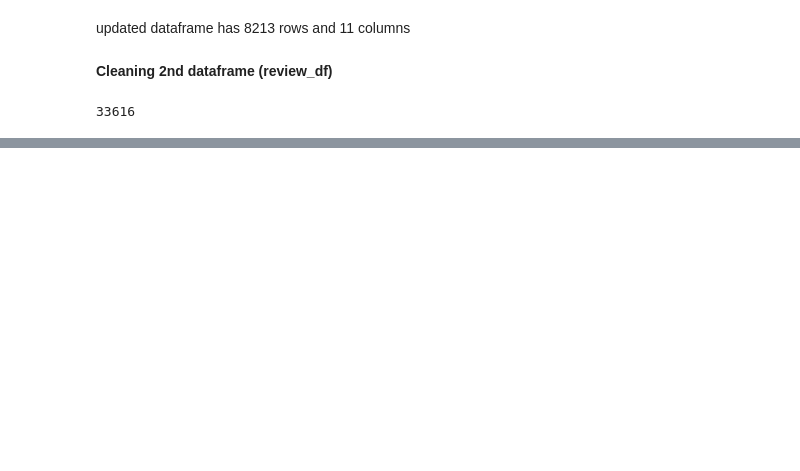
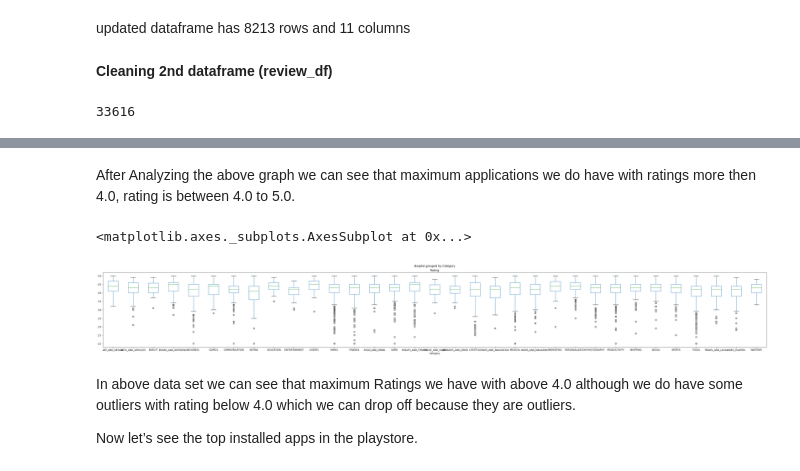
Before and after one commit to MadhurAwasthi/Play_Store-EDA, a Jupyter notebook: Play_Store_App_Review_Analysis_Capstone_Project.ipynb, the cells around one changed output, grey strips where cells are left out. Drawn from its saved outputs; the diff is of its cells as text; code cells hidden in the pictures; blank space fills up the shorter version.

```diff
--- a/Play_Store_App_Review_Analysis_Capstone_Project.ipynb
+++ b/Play_Store_App_Review_Analysis_Capstone_Project.ipynb
@@ -494,0 +549,11 @@ memory usage: 1.4+ MB
+# %% [markdown]
+After Analyzing the above graph we can see that maximum applications we do have with ratings more then 4.0, rating is between 4.0 to 5.0.
+# %%
+playstore_df.boxplot(by ='Category', column =['Rating'], grid = False, figsize=(50,6))
+# %% [output]
+<matplotlib.axes._subplots.AxesSubplot at 0x...>
+[figure, added]
+# %% [markdown]
+In above data set we can see that maximum Ratings we have with above 4.0 although we do have some outliers with rating below 4.0 which we can drop off  because they are outliers.
+
+Now let’s see the top installed apps in the playstore.
```
Also changed, not shown: parts of 17 cells of this notebook.
